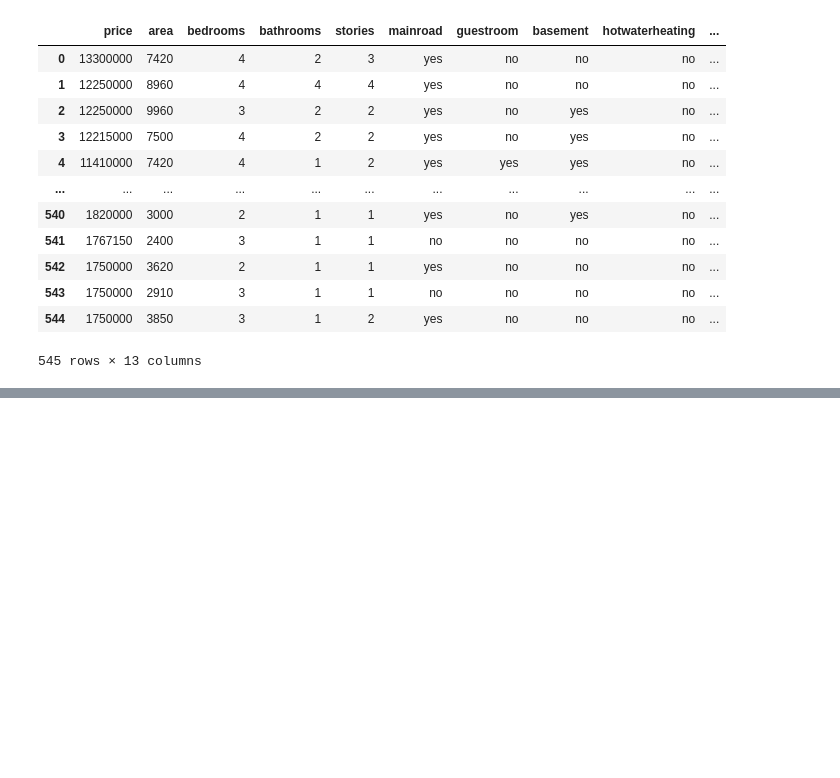
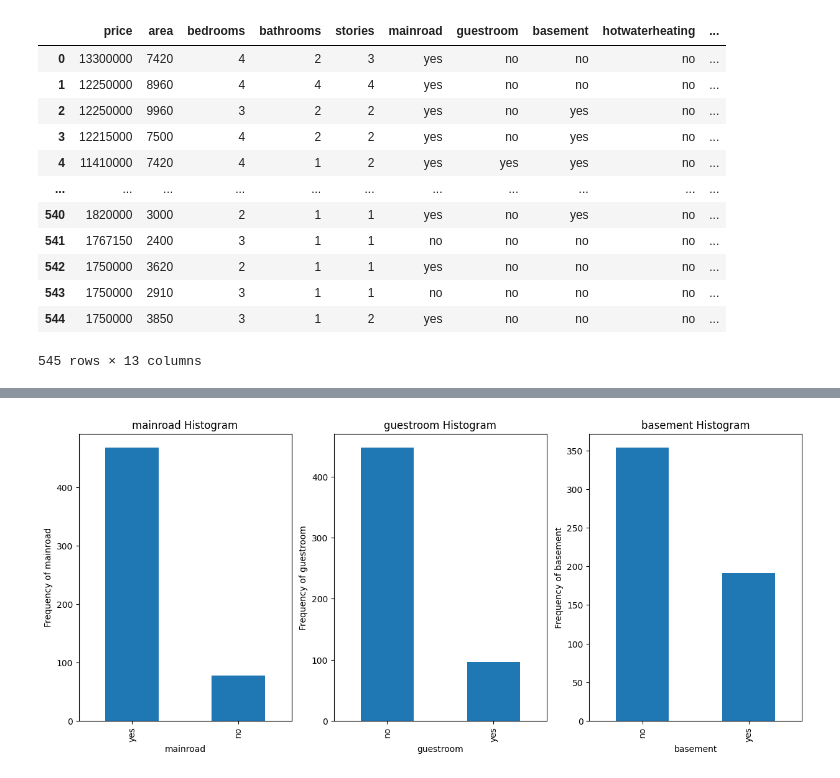
Before and after one commit to HaDock404/api-housing-prices, a Jupyter notebook: analysis/notebook.ipynb, the cells around one changed output, grey strips where cells are left out. Cells and saved outputs as stored; diff of their text form; code cells hidden in the pictures; blank space fills up the shorter version.

```diff
--- a/analysis/notebook.ipynb
+++ b/analysis/notebook.ipynb
@@ -53,0 +158,21 @@ data
+# %%
+plt.figure(figsize=(15, 6))
+
+plt.subplot(1,3,1)
+plt1 = data['mainroad'].value_counts().plot(kind='bar')
+plt.title('mainroad Histogram')
+plt1.set(xlabel = 'mainroad', ylabel='Frequency of mainroad')
+
+plt.subplot(1,3,2)
+plt1 = data['guestroom'].value_counts().plot(kind='bar')
+plt.title('guestroom Histogram')
+plt1.set(xlabel = 'guestroom', ylabel='Frequency of guestroom')
+
+plt.subplot(1,3,3)
+plt1 = data['basement'].value_counts().plot(kind='bar')
+plt.title('basement Histogram')
+plt1.set(xlabel = 'basement', ylabel='Frequency of basement')
+
+plt.show()
+# %% [output]
+[figure, added]
```
Also changed, not shown: parts of 17 cells of this notebook.
